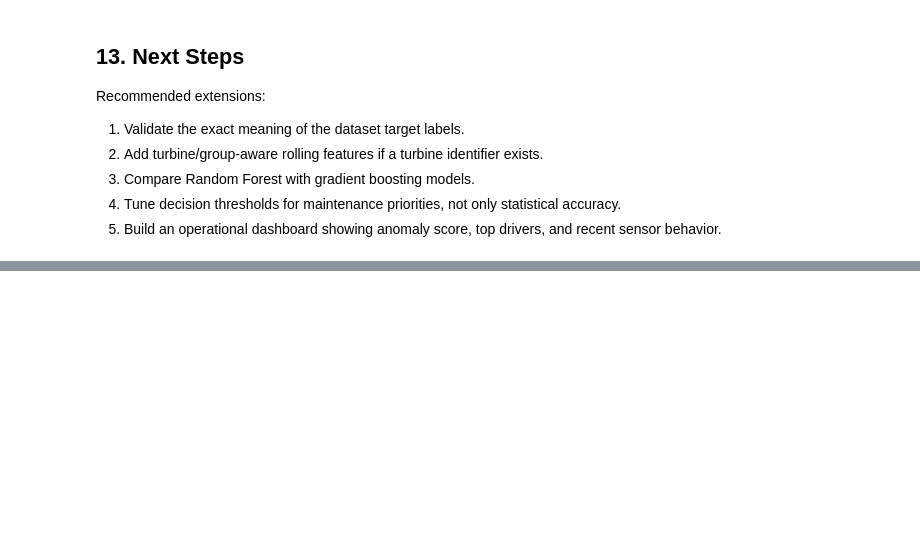
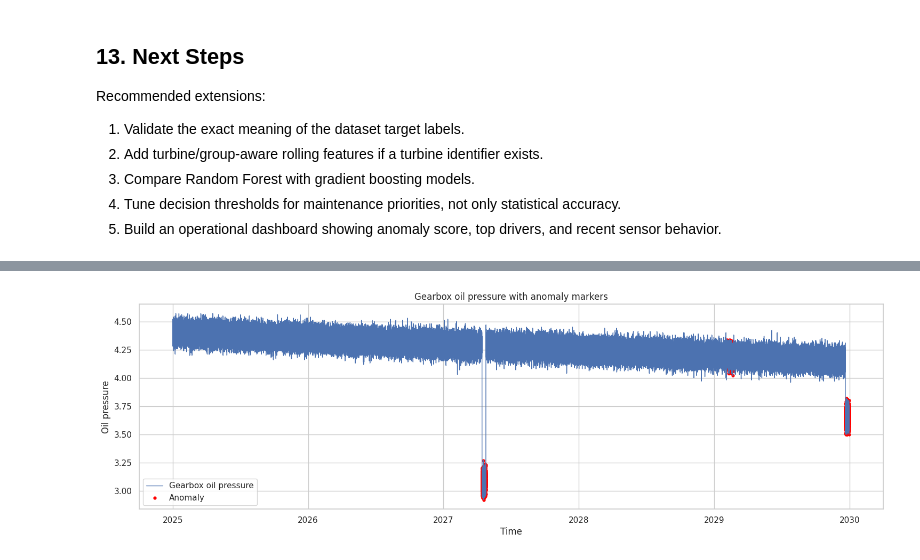
Before and after one commit to vinicius-mattoso/industrial-rul-predictive-maintenance, a Jupyter notebook: notebooks/03_turbine_detection.ipynb, the cells around one changed output, grey strips where cells are left out. Drawn from its saved outputs; the diff is of its cells as text; code cells hidden in the pictures; blank space fills up the shorter version.

```diff
--- a/notebooks/03_turbine_detection.ipynb
+++ b/notebooks/03_turbine_detection.ipynb
@@ -640,0 +676,25 @@ Recommended extensions:
+# %%
+plt.figure(figsize=(18, 5))
+
+plt.plot(
+    df[datetime_col],
+    df["oil_pressure"],
+    linewidth=1,
+    label="Gearbox oil pressure"
+)
+
+plt.scatter(
+    df.loc[df["is_fault"] == 1, datetime_col],
+    df.loc[df["is_fault"] == 1, "oil_pressure"],
+    color="red",
+    s=12,
+    label="Anomaly"
+)
+
+plt.title("Gearbox oil pressure with anomaly markers")
+plt.xlabel("Time")
+plt.ylabel("Oil pressure")
+plt.legend()
+plt.show()
+# %% [output]
+[figure, added]
```
Also changed, not shown: parts of 4 cells of this notebook.
